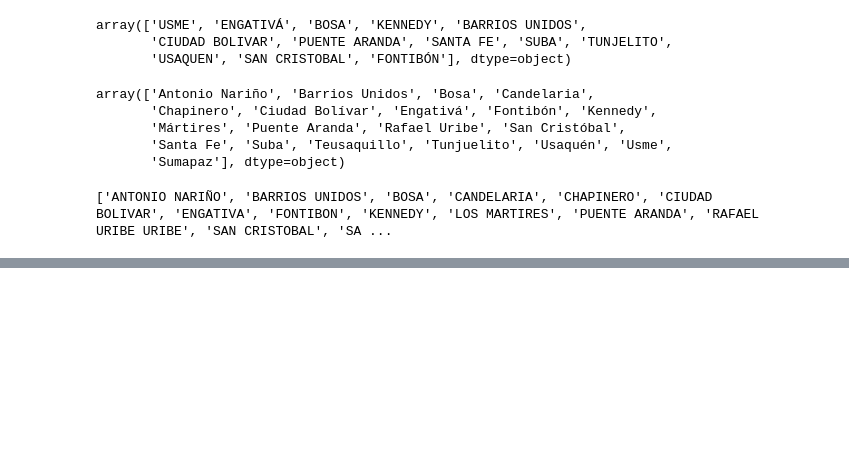
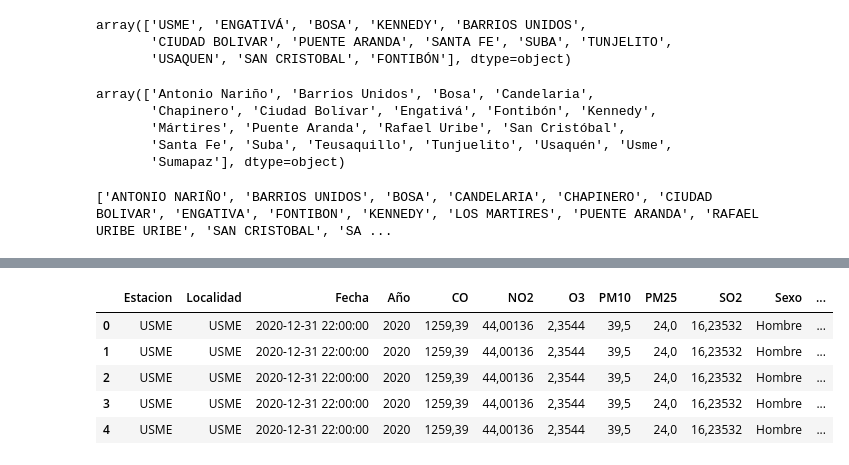
Before and after one commit to BILabsAndProjects/Proyecto2BI, a Jupyter notebook: proyecto2.ipynb, the cells around one changed output, grey strips where cells are left out. Drawn from its saved outputs; the diff is of its cells as text; code cells hidden in the pictures; blank space fills up the shorter version.

```diff
--- a/proyecto2.ipynb
+++ b/proyecto2.ipynb
@@ -279,0 +301,9 @@ print(sorted(names))
+# %%
+merged.head()
+# %% [output]
+|  | Estacion | Localidad | Fecha | Año | CO | NO2 | O3 | PM10 | PM25 | SO2 | Sexo | ... |
+| 0 | USME | USME | 2020-12-31 22:00:00 | 2020 | 1259,39 | 44,00136 | 2,3544 | 39,5 | 24,0 | 16,23532 | Hombre | ... |
+| 1 | USME | USME | 2020-12-31 22:00:00 | 2020 | 1259,39 | 44,00136 | 2,3544 | 39,5 | 24,0 | 16,23532 | Hombre | ... |
+| 2 | USME | USME | 2020-12-31 22:00:00 | 2020 | 1259,39 | 44,00136 | 2,3544 | 39,5 | 24,0 | 16,23532 | Hombre | ... |
+| 3 | USME | USME | 2020-12-31 22:00:00 | 2020 | 1259,39 | 44,00136 | 2,3544 | 39,5 | 24,0 | 16,23532 | Hombre | ... |
+| 4 | USME | USME | 2020-12-31 22:00:00 | 2020 | 1259,39 | 44,00136 | 2,3544 | 39,5 | 24,0 | 16,23532 | Hombre | ... |
```
Also changed, not shown: parts of 17 cells of this notebook, 2 other files.
